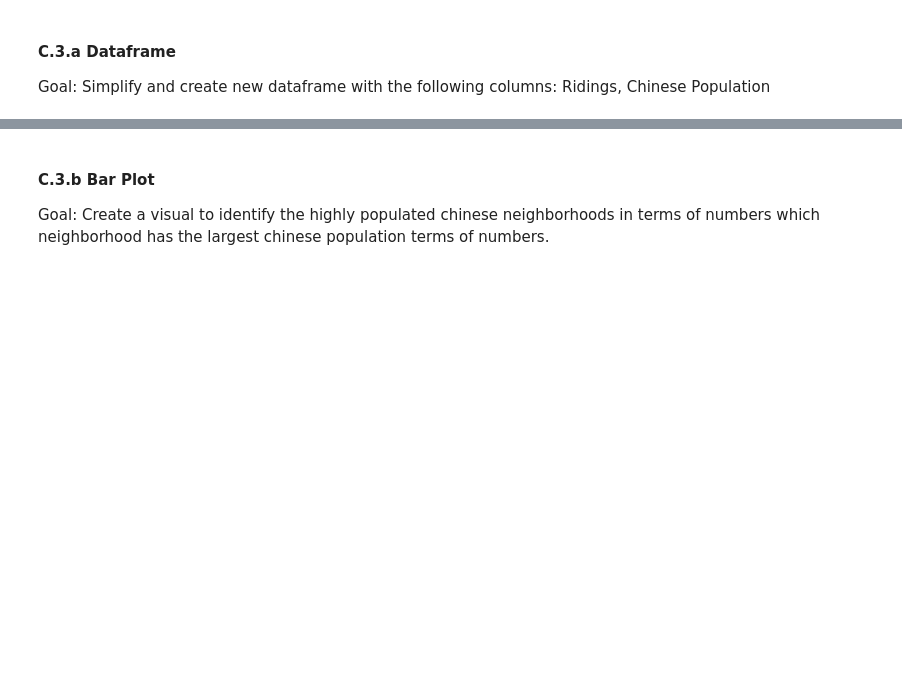
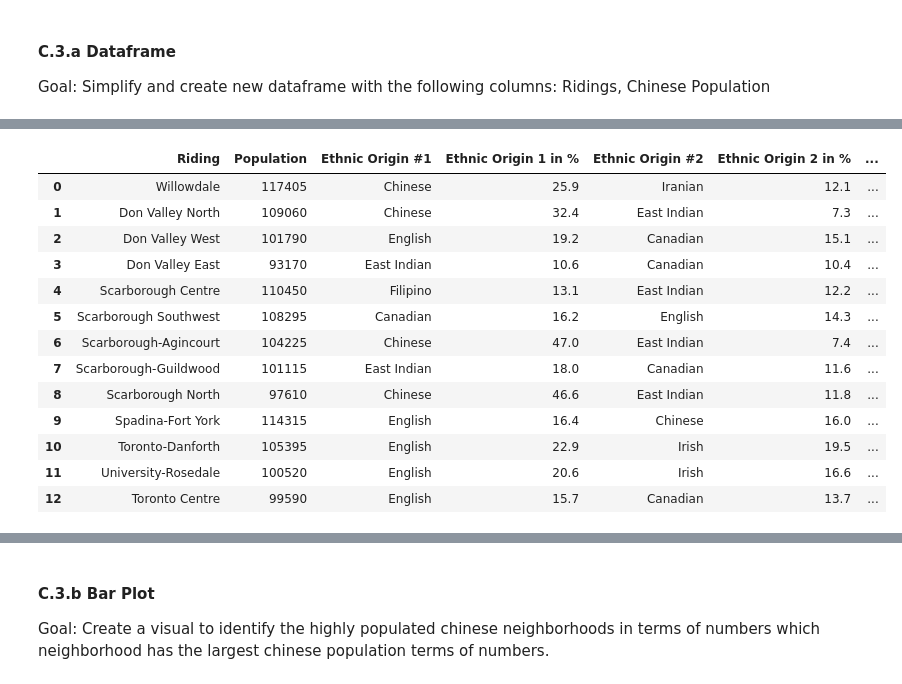
Before and after one commit to DangerNoodleWasTaken/Coursera_Capstone, a Jupyter notebook: Capstone Final Assignment.ipynb, the cells around one changed output, grey strips where cells are left out. Cells and saved outputs as stored; diff of their text form; code cells hidden in the pictures; blank space fills up the shorter version.

```diff
--- a/Capstone Final Assignment.ipynb
+++ b/Capstone Final Assignment.ipynb
@@ -549,20 +690,35 @@ pop_ethnic_df
 # %%
 #We're going to create a new dataframe(pop_chinese_df)
 #where the Ethnic Origin (from #1-#9) has at least one "Chinese" group
 temp = pop_ethnic_df.loc[(pop_ethnic_df['Ethnic Origin #1'] == 'Chinese')|
                                       (pop_ethnic_df['Ethnic Origin #2'] == 'Chinese')|
                                       (pop_ethnic_df['Ethnic Origin #3'] == 'Chinese')|
                                       (pop_ethnic_df['Ethnic Origin #4'] == 'Chinese')|
                                       (pop_ethnic_df['Ethnic Origin #5'] == 'Chinese')|
                                       (pop_ethnic_df['Ethnic Origin #6'] == 'Chinese')|
                                       (pop_ethnic_df['Ethnic Origin #7'] == 'Chinese')|
                                       (pop_ethnic_df['Ethnic Origin #8'] == 'Chinese')|
                                       (pop_ethnic_df['Ethnic Origin #9'] == 'Chinese')]
 pop_chinese_df = pd.DataFrame(temp).reset_index()
 pop_chinese_df.drop('index',axis=1,inplace=True)
 
 #Data Sample
-pop_chinese_df.head()
+pop_chinese_df
+# %% [output]
+|  | Riding | Population | Ethnic Origin #1 | Ethnic Origin 1 in % | Ethnic Origin #2 | Ethnic Origin 2 in % | ... |
+| 0 | Willowdale | 117405 | Chinese | 25.9 | Iranian | 12.1 | ... |
+| 1 | Don Valley North | 109060 | Chinese | 32.4 | East Indian | 7.3 | ... |
+| 2 | Don Valley West | 101790 | English | 19.2 | Canadian | 15.1 | ... |
+| 3 | Don Valley East | 93170 | East Indian | 10.6 | Canadian | 10.4 | ... |
+| 4 | Scarborough Centre | 110450 | Filipino | 13.1 | East Indian | 12.2 | ... |
+| 5 | Scarborough Southwest | 108295 | Canadian | 16.2 | English | 14.3 | ... |
+| 6 | Scarborough-Agincourt | 104225 | Chinese | 47.0 | East Indian | 7.4 | ... |
+| 7 | Scarborough-Guildwood | 101115 | East Indian | 18.0 | Canadian | 11.6 | ... |
+| 8 | Scarborough North | 97610 | Chinese | 46.6 | East Indian | 11.8 | ... |
+| 9 | Spadina-Fort York | 114315 | English | 16.4 | Chinese | 16.0 | ... |
+| 10 | Toronto-Danforth | 105395 | English | 22.9 | Irish | 19.5 | ... |
+| 11 | University-Rosedale | 100520 | English | 20.6 | Irish | 16.6 | ... |
+| 12 | Toronto Centre | 99590 | English | 15.7 | Canadian | 13.7 | ... |
 # %%
 #Simplify our previous dataframe into the following columns:
 #Ethnicity, Percentage, Population, Riding
```
Also changed, not shown: parts of 41 cells of this notebook.
